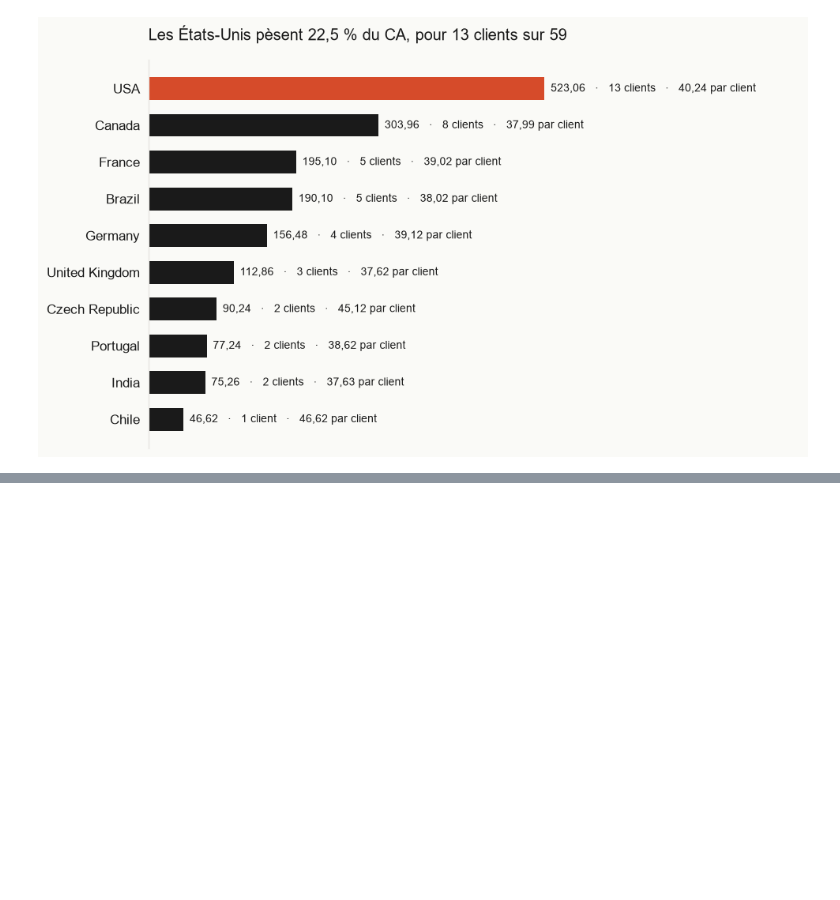
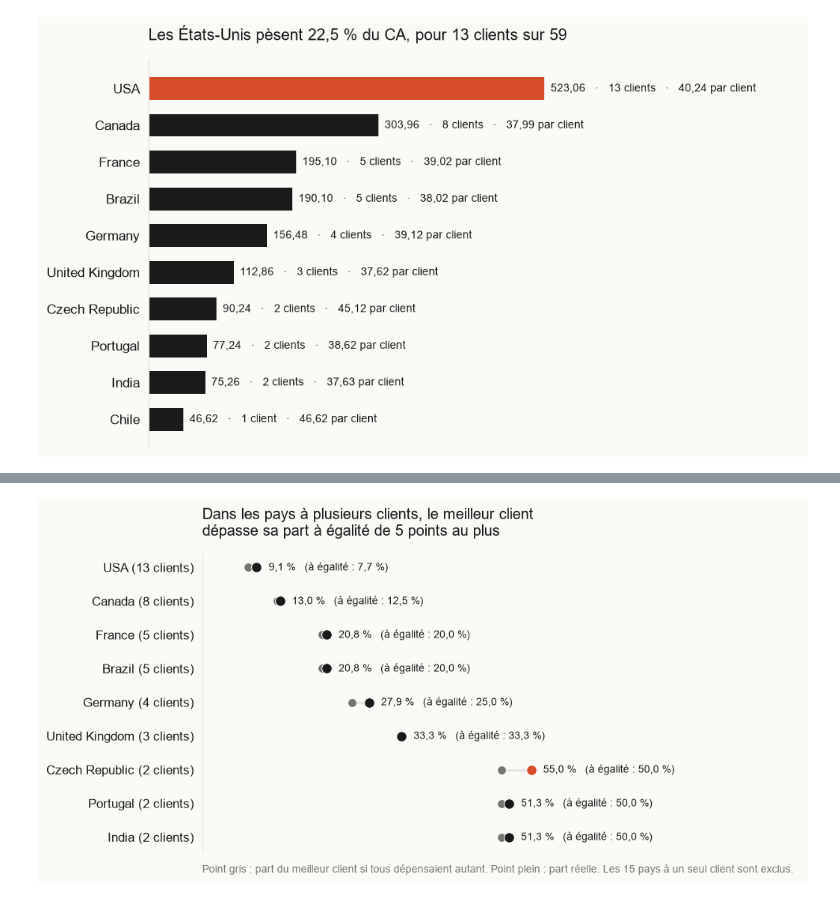
Before and after one commit to iitsh/sql-python-chinook, a Jupyter notebook: notebooks/analyse_ventes.ipynb, the cells around one changed output, grey strips where cells are left out. Cells and saved outputs as stored; diff of their text form; code cells hidden in the pictures; blank space fills up the shorter version.

```diff
--- a/notebooks/analyse_ventes.ipynb
+++ b/notebooks/analyse_ventes.ipynb
@@ -140,0 +209,46 @@ plt.show()
+# %%
+meilleurs = run("06_meilleur_client_par_pays.sql")
+
+multi = (meilleurs[meilleurs["nb_clients_pays"] > 1]
+         .sort_values(["nb_clients_pays", "chiffre_affaires"], ascending=[False, False])
+         .reset_index(drop=True))
+multi["part_egalite"] = 100 / multi["nb_clients_pays"]
+multi["y"] = range(len(multi))
+
+fig, ax = plt.subplots(figsize=(9.5, 4.8))
+
+ax.hlines(multi["y"], multi["part_egalite"], multi["part_du_pays_pct"],
+          color=RULE, linewidth=2, zorder=1)
+sns.scatterplot(data=multi, x="part_egalite", y="y", color=MUTED, s=60,
+                ax=ax, zorder=2, legend=False)
+
+tcheque = multi["pays"] == "Czech Republic"
+sns.scatterplot(data=multi[~tcheque], x="part_du_pays_pct", y="y", color=INK,
+                s=80, ax=ax, zorder=3, legend=False)
+sns.scatterplot(data=multi[tcheque], x="part_du_pays_pct", y="y", color=ACCENT,
+                s=80, ax=ax, zorder=3, legend=False)
+
+for r in multi.itertuples():
+    ax.text(max(r.part_du_pays_pct, r.part_egalite) + 2, r.y,
+            f"{fr(r.part_du_pays_pct, 1)} %   (à égalité : {fr(r.part_egalite, 1)} %)",
+            va="center", ha="left", color=INK, fontsize=9)
+
+ax.set_yticks(multi["y"])
+ax.set_yticklabels(multi["pays"] + " (" + multi["nb_clients_pays"].astype(str) + " clients)")
+ax.invert_yaxis()
+ax.set_ylabel("")
+ax.set_xlim(0, 100)
+ax.spines["bottom"].set_visible(False)
+ax.tick_params(bottom=False, labelbottom=False, left=False)
+ax.tick_params(axis="y", labelcolor=INK)
+ax.set_xlabel("Point gris : part du meilleur client si tous dépensaient autant. Point plein : part réelle. "
+              "Les 15 pays à un seul client sont exclus.",
+              loc="left", color=MUTED, fontsize=9, labelpad=12)
+ax.set_title("Dans les pays à plusieurs clients, le meilleur client\ndépasse sa part à égalité de 5 points au plus",
+             loc="left", fontsize=13, color=INK, pad=16)
+
+fig.tight_layout()
+fig.savefig(ROOT / "docs" / "06_meilleur_client_pays.png", bbox_inches="tight")
+plt.show()
+# %% [output]
+[figure, added]
```
Also changed, not shown: parts of 4 cells of this notebook, 6 other files.
